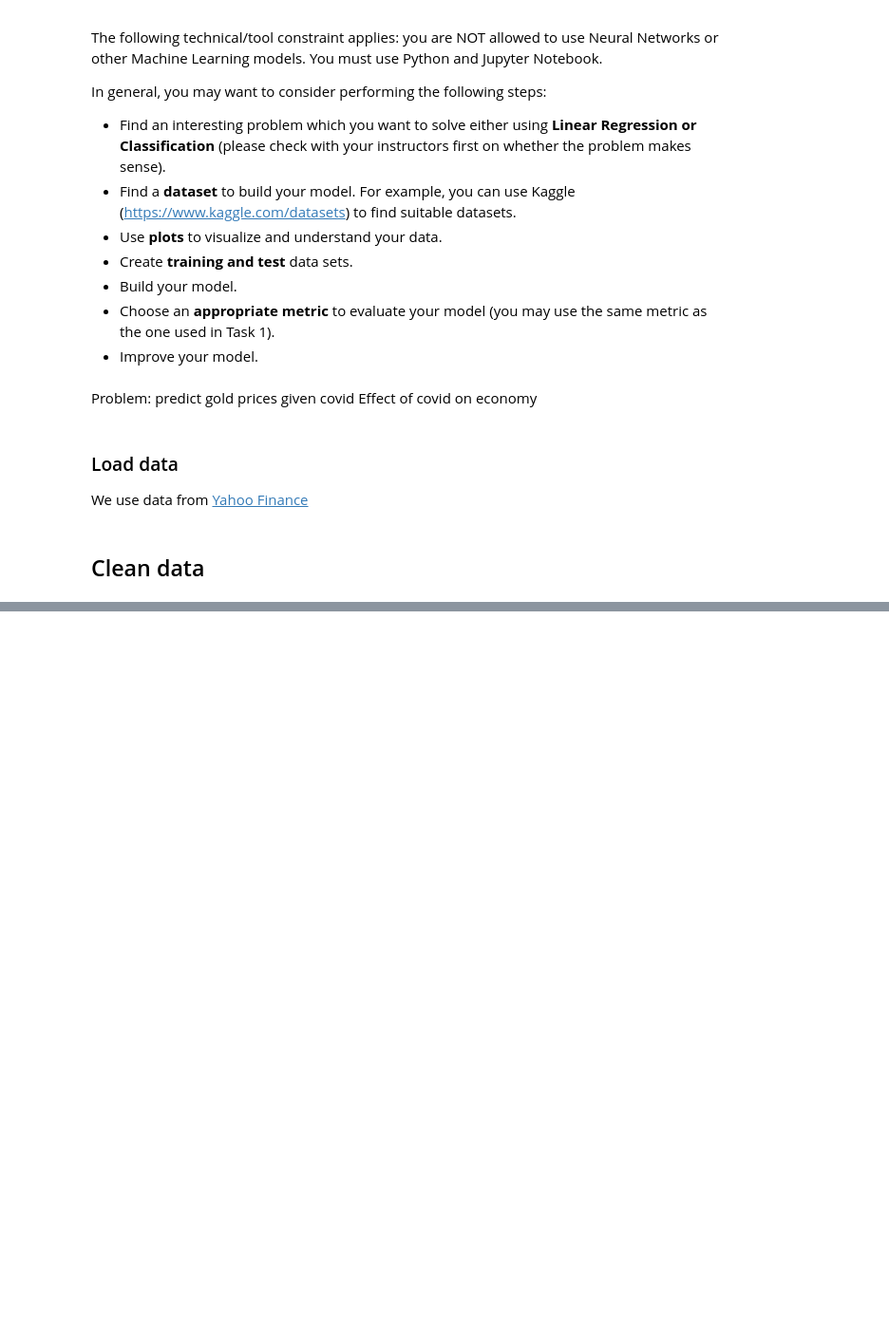
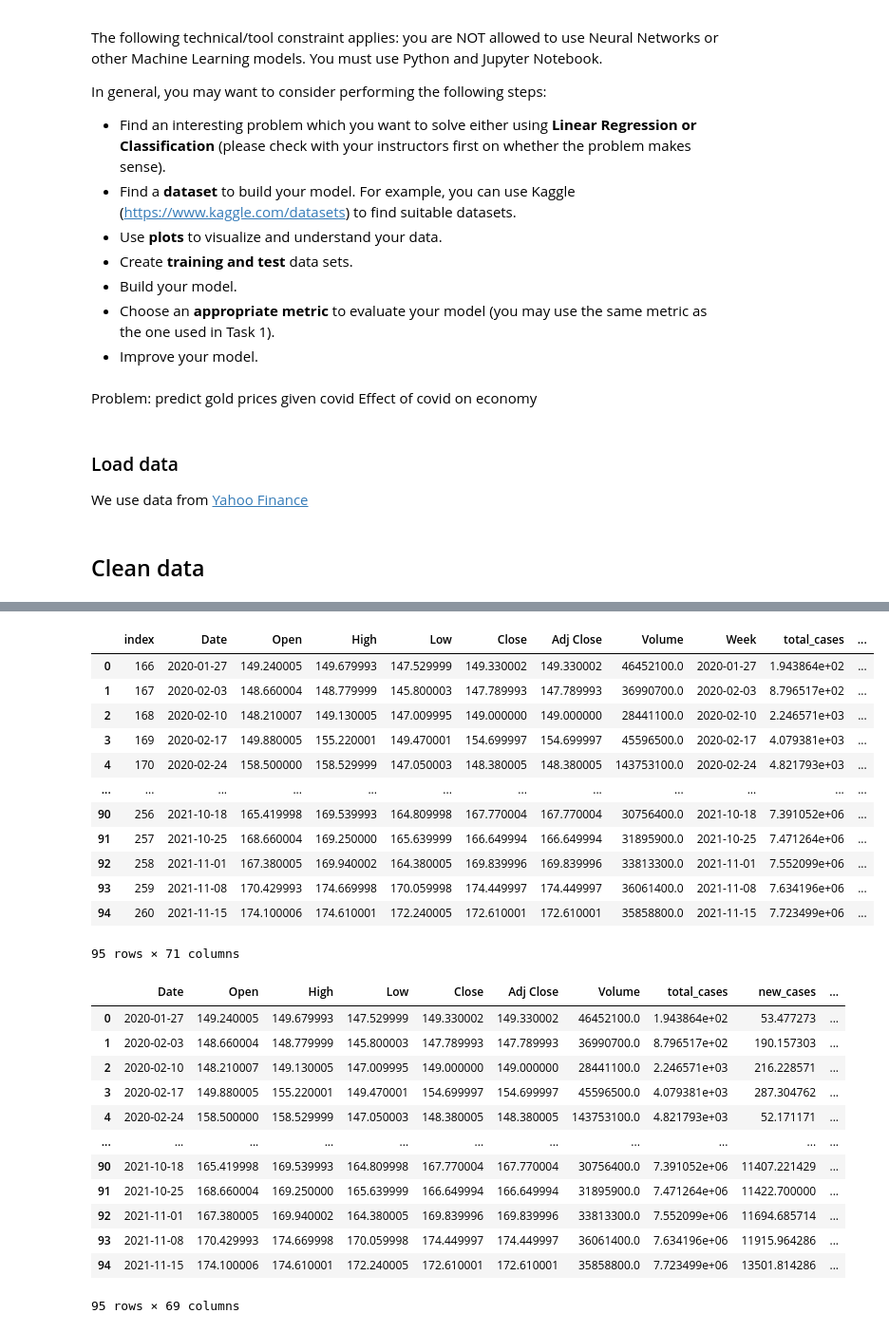
Before and after one commit to shanghongsim/term3_dtp, a Jupyter notebook: task2.ipynb, the cells around one changed output, grey strips where cells are left out. Shown: that part at 95% size. Cells and saved outputs as stored; diff of their text form; code cells hidden in the pictures; blank space fills up the shorter version.

```diff
--- a/task2.ipynb
+++ b/task2.ipynb
@@ -36,21 +36,10 @@ df = pd.read_csv('covid_data.csv')
 # Clean covid data by selecting only the relevant columns
 # split data into numerical and categorical set so that we can normalize the numerical set
 
-columns_cat=['date','location','continent']
-columns_num=['new_deaths', 'new_cases',
-         'stringency_index','total_tests','total_vaccinations',
-         'reproduction_rate','hospital_beds_per_thousand','hosp_patients_per_million',
-         'hosp_patients','icu_patients_per_million','icu_patients']
-
-df_cat = df.loc[((df['location']=='United States')| (df['location']=='China') | (df['location']=='Japan') | (df['location']=='Hong Kong') | (df['location']=='United Kingdom') |
+df_subset = df.loc[((df['location']=='United States')| (df['location']=='China') | (df['location']=='Japan') | (df['location']=='Hong Kong') | (df['location']=='United Kingdom') |
 (df['location']=='Canada') | (df['location']=='India') | (df['location']=='Saudi Arabia') | (df['location']=='France') | (df['location']=='Germany') |
 (df['location']=='South Korea') | (df['location']=='Switzerland') | (df['location']=='Australia') | (df['location']=='Netherlands') |
-(df['location']=='Iran')| (df['location']=='Sweden')| (df['location']=='Brazil')| (df['location']=='Spain')|(df['location']=='Russia') |(df['location']=='Singapore')) ,columns_cat]
-
-df_num = df.loc[((df['location']=='United States')| (df['location']=='China') | (df['location']=='Japan') | (df['location']=='Hong Kong') | (df['location']=='United Kingdom') |
-(df['location']=='Canada') | (df['location']=='India') | (df['location']=='Saudi Arabia') | (df['location']=='France') | (df['location']=='Germany') |
-(df['location']=='South Korea') | (df['location']=='Switzerland') | (df['location']=='Australia') | (df['location']=='Netherlands') |
-(df['location']=='Iran')| (df['location']=='Sweden')| (df['location']=='Brazil')| (df['location']=='Spain')|(df['location']=='Russia') |(df['location']=='Singapore')) ,columns_num]
+(df['location']=='Iran')| (df['location']=='Sweden')| (df['location']=='Brazil')| (df['location']=='Spain')|(df['location']=='Russia') |(df['location']=='Singapore')) ,:]
 
 # & ((df['date']> '2021-01-01') & (df['date']< '2021-11-17'))
 #'population_density','handwashing_facilities','extreme_poverty','gdp_per_capita',
@@ -62 +114,38 @@ df_num = df.loc[((df['location']=='United States')| (df['location']=='China') |
+# %%
+df_covid=df_covid.reset_index()
+# display(df_covid)
+df_gold=df_gold.reset_index()
+# display(df_gold)
+frames=[df_gold,df_covid]
+df_all = pd.concat(frames,axis=1)
+display(df_all)
+df_all.drop(['index','Week'], axis=1, inplace=True)
+display(df_all)
+# %% [output]
+|  | index | Date | Open | High | Low | Close | Adj Close | Volume | Week | total_cases | ... |
+| 0 | 166 | 2020-01-27 | 149.240005 | 149.679993 | 147.529999 | 149.330002 | 149.330002 | 46452100.0 | 2020-01-27 | 1.943864e+02 | ... |
+| 1 | 167 | 2020-02-03 | 148.660004 | 148.779999 | 145.800003 | 147.789993 | 147.789993 | 36990700.0 | 2020-02-03 | 8.796517e+02 | ... |
+| 2 | 168 | 2020-02-10 | 148.210007 | 149.130005 | 147.009995 | 149.000000 | 149.000000 | 28441100.0 | 2020-02-10 | 2.246571e+03 | ... |
+| 3 | 169 | 2020-02-17 | 149.880005 | 155.220001 | 149.470001 | 154.699997 | 154.699997 | 45596500.0 | 2020-02-17 | 4.079381e+03 | ... |
+| 4 | 170 | 2020-02-24 | 158.500000 | 158.529999 | 147.050003 | 148.380005 | 148.380005 | 143753100.0 | 2020-02-24 | 4.821793e+03 | ... |
+| ... | ... | ... | ... | ... | ... | ... | ... | ... | ... | ... | ... |
+| 90 | 256 | 2021-10-18 | 165.419998 | 169.539993 | 164.809998 | 167.770004 | 167.770004 | 30756400.0 | 2021-10-18 | 7.391052e+06 | ... |
+| 91 | 257 | 2021-10-25 | 168.660004 | 169.250000 | 165.639999 | 166.649994 | 166.649994 | 31895900.0 | 2021-10-25 | 7.471264e+06 | ... |
+| 92 | 258 | 2021-11-01 | 167.380005 | 169.940002 | 164.380005 | 169.839996 | 169.839996 | 33813300.0 | 2021-11-01 | 7.552099e+06 | ... |
+| 93 | 259 | 2021-11-08 | 170.429993 | 174.669998 | 170.059998 | 174.449997 | 174.449997 | 36061400.0 | 2021-11-08 | 7.634196e+06 | ... |
+| 94 | 260 | 2021-11-15 | 174.100006 | 174.610001 | 172.240005 | 172.610001 | 172.610001 | 35858800.0 | 2021-11-15 | 7.723499e+06 | ... |
+95 rows × 71 columns
+|  | Date | Open | High | Low | Close | Adj Close | Volume | total_cases | new_cases | ... |
+| 0 | 2020-01-27 | 149.240005 | 149.679993 | 147.529999 | 149.330002 | 149.330002 | 46452100.0 | 1.943864e+02 | 53.477273 | ... |
+| 1 | 2020-02-03 | 148.660004 | 148.779999 | 145.800003 | 147.789993 | 147.789993 | 36990700.0 | 8.796517e+02 | 190.157303 | ... |
+| 2 | 2020-02-10 | 148.210007 | 149.130005 | 147.009995 | 149.000000 | 149.000000 | 28441100.0 | 2.246571e+03 | 216.228571 | ... |
+| 3 | 2020-02-17 | 149.880005 | 155.220001 | 149.470001 | 154.699997 | 154.699997 | 45596500.0 | 4.079381e+03 | 287.304762 | ... |
+| 4 | 2020-02-24 | 158.500000 | 158.529999 | 147.050003 | 148.380005 | 148.380005 | 143753100.0 | 4.821793e+03 | 52.171171 | ... |
+| ... | ... | ... | ... | ... | ... | ... | ... | ... | ... | ... |
+| 90 | 2021-10-18 | 165.419998 | 169.539993 | 164.809998 | 167.770004 | 167.770004 | 30756400.0 | 7.391052e+06 | 11407.221429 | ... |
+| 91 | 2021-10-25 | 168.660004 | 169.250000 | 165.639999 | 166.649994 | 166.649994 | 31895900.0 | 7.471264e+06 | 11422.700000 | ... |
+| 92 | 2021-11-01 | 167.380005 | 169.940002 | 164.380005 | 169.839996 | 169.839996 | 33813300.0 | 7.552099e+06 | 11694.685714 | ... |
+| 93 | 2021-11-08 | 170.429993 | 174.669998 | 170.059998 | 174.449997 | 174.449997 | 36061400.0 | 7.634196e+06 | 11915.964286 | ... |
+| 94 | 2021-11-15 | 174.100006 | 174.610001 | 172.240005 | 172.610001 | 172.610001 | 35858800.0 | 7.723499e+06 | 13501.814286 | ... |
+95 rows × 69 columns
 # %%
```
Also changed, not shown: parts of 11 cells of this notebook.
